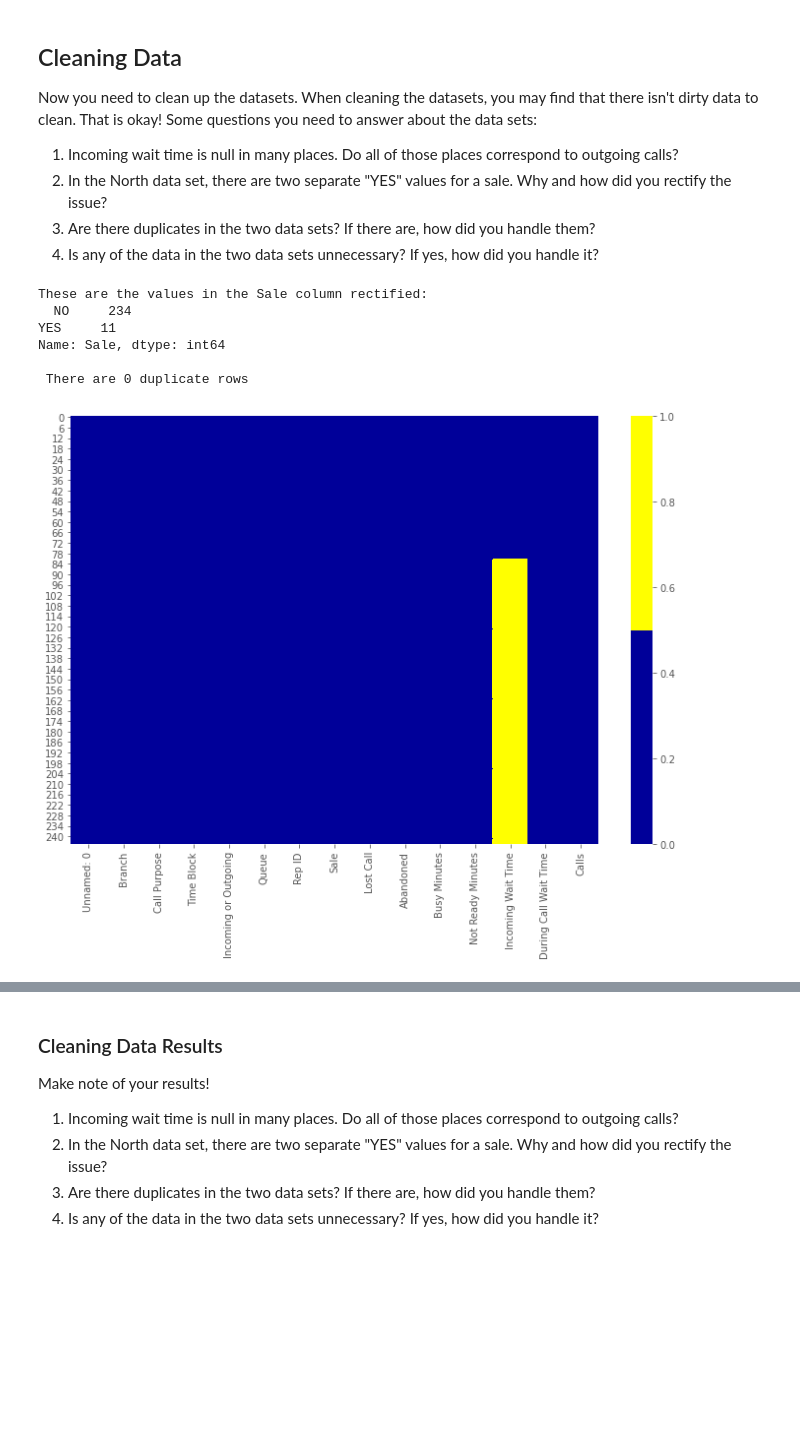
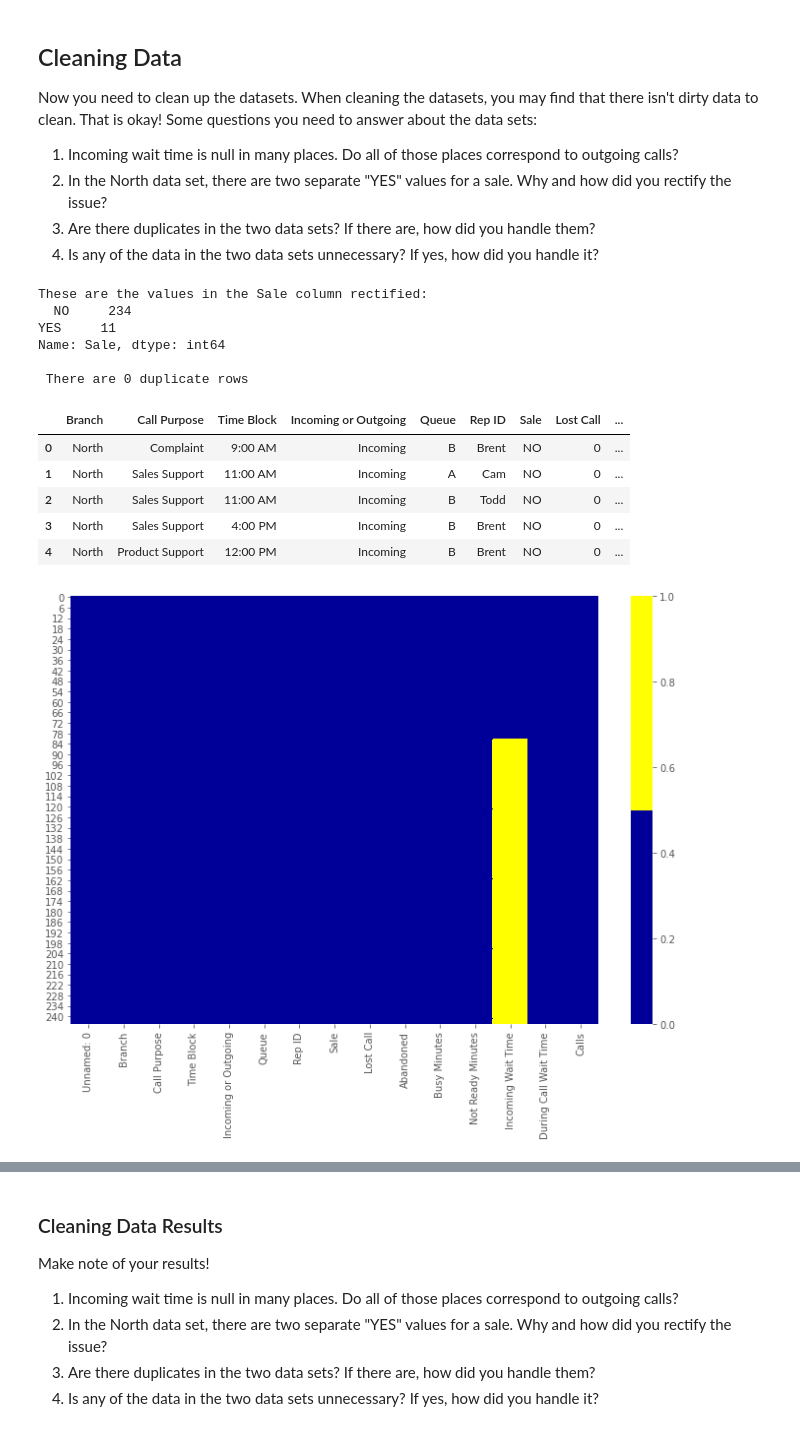
Before and after one commit to theuseriam/call-center-cleanup-assignment, a Jupyter notebook: Call Center Cleanup.ipynb, the cells around one changed output, grey strips where cells are left out. Saved outputs shown, nothing was run; the diff lists cells and outputs as text; code cells hidden in the pictures; blank space fills up the shorter version.

```diff
--- a/Call Center Cleanup.ipynb
+++ b/Call Center Cleanup.ipynb
@@ -205,33 +205,45 @@ sns.heatmap(df_north[cols_north].isnull(), cmap=sns.color_palette(colors_north))
 
 
 #Question 2:
 #The reason Yes shows twice is because there is a trailing white space in one of the values
 
 df_north['Sale'].value_counts()  #returns the number of unique values of Sale
 
 
 df_north['Sale'] = df_north['Sale'].str.strip() #Replaces the 'Sales' Column with the same data without trailing or leading white spaces
 
 df_north['Sale'].value_counts() #shows cleaned data for 'Sale'
 
 print('These are the values in the Sale column rectified:\n ', df_north['Sale'].value_counts())
 
 
 #Question 3:
 
 north_dupes = df_north.duplicated() #checks for duplicate rows
 print('\n There are', north_dupes.sum(), 'duplicate rows') # There are no duplicate rows
 
 
 
 #Question 4:
+
+#There is an unnamed column with no explaination of what this data represents. I will drop it
+
+Unnamed = ['Unnamed: 0']
+df_north = df_north.drop(Unnamed, axis=1) #drops Unnamed
+df_north.head() #displays columsn without unnamed
 # %% [output]
 These are the values in the Sale column rectified:
   NO     234
 YES     11
 Name: Sale, dtype: int64
 
  There are 0 duplicate rows
+|  | Branch | Call Purpose | Time Block | Incoming or Outgoing | Queue | Rep ID | Sale | Lost Call | ... |
+| 0 | North | Complaint | 9:00 AM | Incoming | B | Brent | NO | 0 | ... |
+| 1 | North | Sales Support | 11:00 AM | Incoming | A | Cam | NO | 0 | ... |
+| 2 | North | Sales Support | 11:00 AM | Incoming | B | Todd | NO | 0 | ... |
+| 3 | North | Sales Support | 4:00 PM | Incoming | B | Brent | NO | 0 | ... |
+| 4 | North | Product Support | 12:00 PM | Incoming | B | Brent | NO | 0 | ... |
 [figure]
 # %%
 #Data Cleaning South
```
Also changed, not shown: parts of 2 cells of this notebook.
